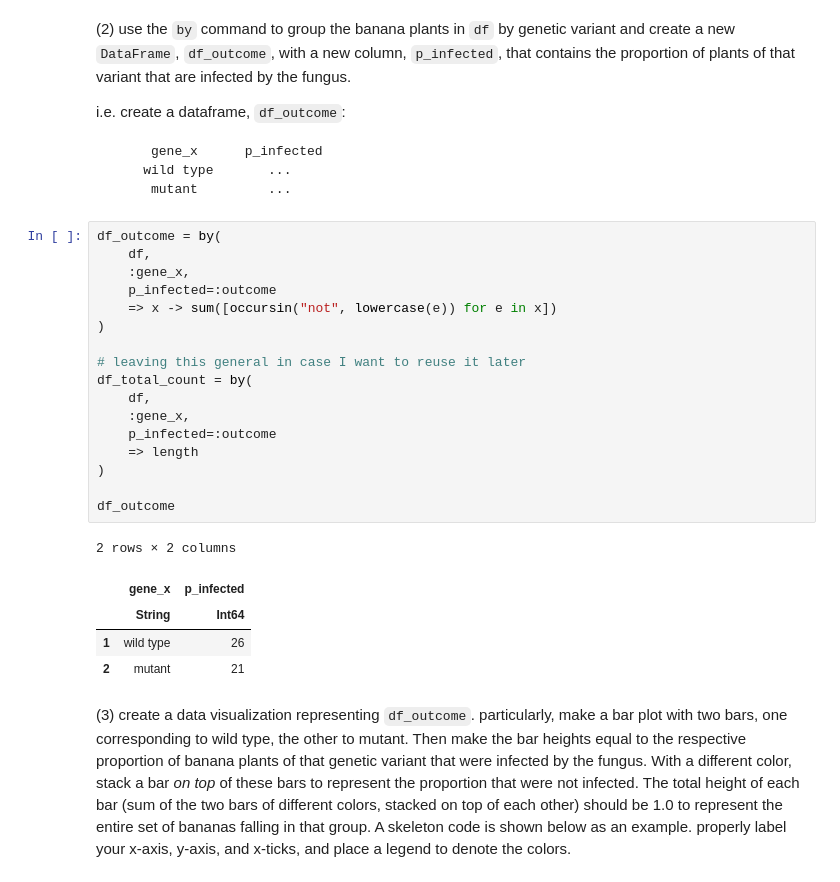
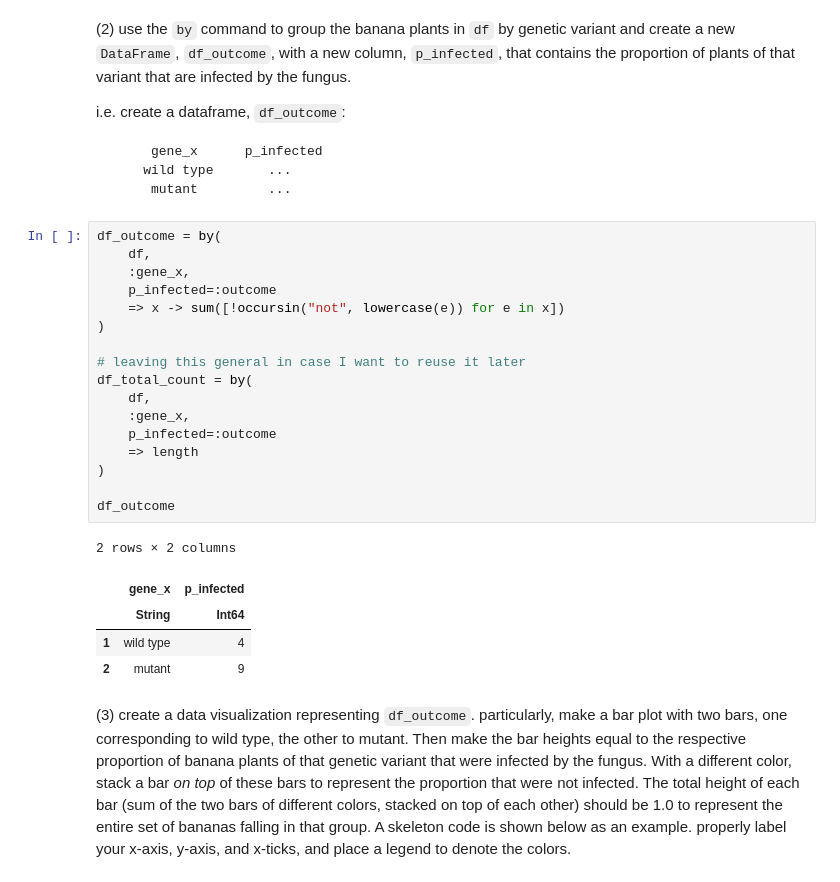
Before and after one commit to cartemic/CHE-599-intro-to-data-science, a Jupyter notebook: Homework/Homework 3/Homework 3.ipynb, the cells around one changed output. Drawn from its saved outputs; the diff is of its cells as text.

```diff
--- a/Homework/Homework 3/Homework 3.ipynb
+++ b/Homework/Homework 3/Homework 3.ipynb
@@ -65,26 +65,26 @@ i.e. create a dataframe, `df_outcome`:
 # %%
 df_outcome = by(
     df,
     :gene_x,
     p_infected=:outcome
-    => x -> sum([occursin("not", lowercase(e)) for e in x])
+    => x -> sum([!occursin("not", lowercase(e)) for e in x])
 )
 
 # leaving this general in case I want to reuse it later
 df_total_count = by(
     df,
     :gene_x,
     p_infected=:outcome
     => length
 )
 
 df_outcome
 # %% [output]
 2 rows × 2 columns
 |  | gene_x | p_infected |
 |  | String | Int64 |
-| 1 | wild type | 26 |
-| 2 | mutant | 21 |
+| 1 | wild type | 4 |
+| 2 | mutant | 9 |
 # %% [markdown]
 (3) create a data visualization representing `df_outcome`. particularly, make a bar plot with two bars, one corresponding to wild type, the other to mutant. Then make the bar heights equal to the respective proportion of banana plants of that genetic variant that were infected by the fungus. With a different color, stack a bar *on top* of these bars to represent the proportion that were not infected. The total height of each bar (sum of the two bars of different colors, stacked on top of each other) should be 1.0 to represent the entire set of bananas falling in that group. A skeleton code is shown below as an example. properly label your x-axis, y-axis, and x-ticks, and place a legend to denote the colors.
 # %%
```
Also changed, not shown: parts of 3 cells of this notebook, 1 other file.
